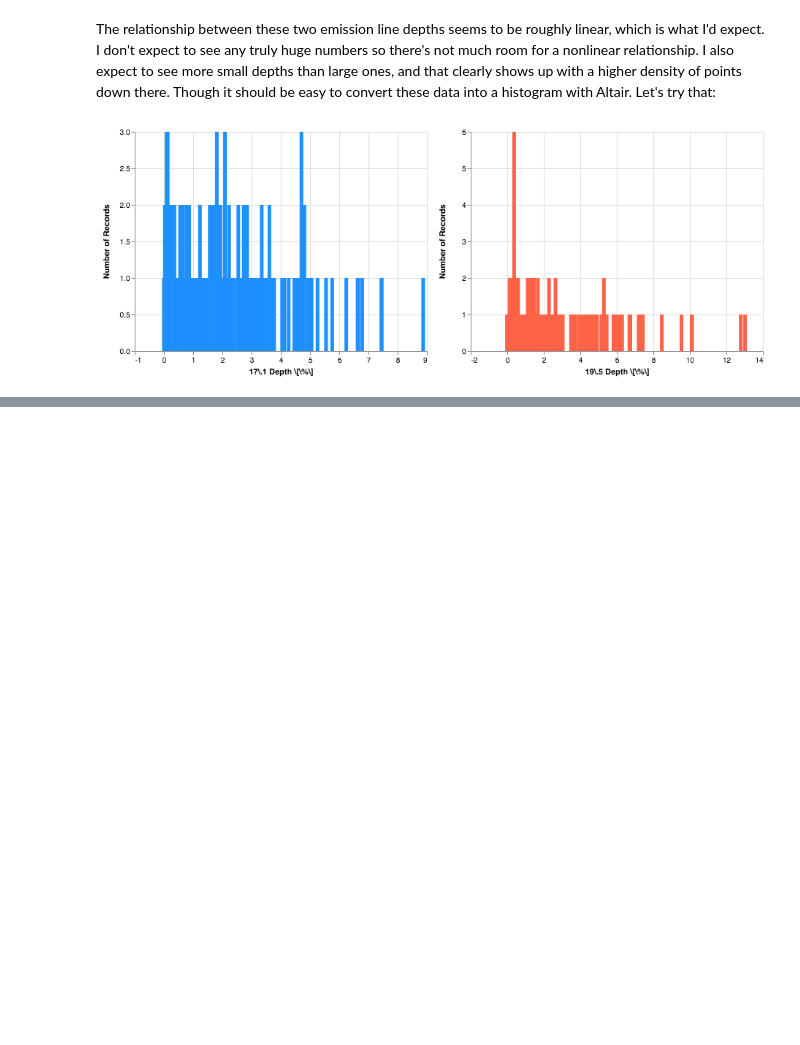
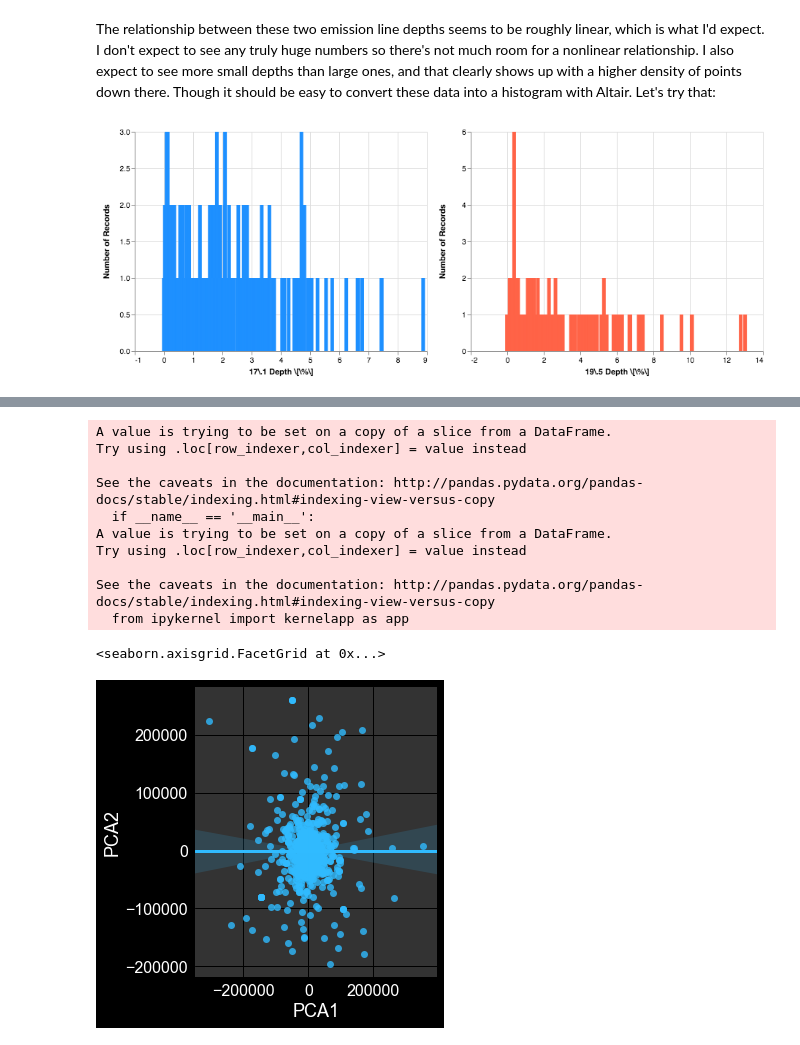
Before and after one commit to jmason86/James-s-EVE-Dimming-Index-JEDI, a Jupyter notebook: explore/explore_jedi_catalog.ipynb, the cells around one changed output, grey strips where cells are left out. Cells and saved outputs as stored; diff of their text form; code cells hidden in the pictures; blank space fills up the shorter version.

Commit message:
Did a simple PCA on JEDI
 nothing obviously interesting

```diff
--- a/explore/explore_jedi_catalog.ipynb
+++ b/explore/explore_jedi_catalog.ipynb
@@ -5,11 +5,12 @@ This is just a free-flowing exploration of the JEDI catalog. I can look at mergi
 # Standard modules
 import numpy as np
 import pandas as pd
+from sklearn.pipeline import make_pipeline
+from sklearn.preprocessing import Imputer
+from sklearn.decomposition import PCA
 import matplotlib.pyplot as plt
 from matplotlib import dates
 import seaborn as sns
-from scipy.io.idl import readsav
-from skimage.measure import block_reduce
 import altair as alt
 
 # Custom modules
@@ -17,10 +18,10 @@ from jpm_time_conversions import *
 from jpm_logger import JpmLogger
 %matplotlib inline
 sns.set()
-#plt.style.use('jpm-dark')
+plt.style.use('jpm-dark')
 # %%
 # Read in the JEDI catalog
-jedi = pd.read_csv('/Users/jmason86/Dropbox/Research/Postdoc_NASA/Analysis/Coronal Dimming Analysis/JEDI Catalog/jedi_v1.csv')
+jedi = pd.read_csv('/Users/jmason86/Dropbox/Research/Postdoc_NASA/Analysis/Coronal Dimming Analysis/JEDI Catalog/jedi_v1.csv', low_memory=False)
 # %%
 jedi
 # %% [output]
@@ -190,0 +193,29 @@ p1 | p2
+# %%
+# Clean the data -- PCA can't handle string types so I have to drop all of my timestamps, which really I should drop anyway for this analysis
+jedi_no_times = jedi.select_dtypes(exclude=['object'])
+
+# PCA also can't handle NaN so I need to impute (fill) those values with something
+# %%
+model = PCA(n_components=2)
+
+model = make_pipeline(Imputer(strategy='mean'),
+                      PCA(n_components=2))
+model.fit(jedi_no_times)
+jedi_2d = model.transform(jedi_no_times)
+# %%
+jedi_no_times['PCA1'] = jedi_2d[:, 0]
+jedi_no_times['PCA2'] = jedi_2d[:, 1]
+sns.lmplot("PCA1", "PCA2", data=jedi_no_times)
+# %% [output]
+A value is trying to be set on a copy of a slice from a DataFrame.
+Try using .loc[row_indexer,col_indexer] = value instead
+
+See the caveats in the documentation: http://pandas.pydata.org/pandas-docs/stable/indexing.html#indexing-view-versus-copy
+  if __name__ == '__main__':
+A value is trying to be set on a copy of a slice from a DataFrame.
+Try using .loc[row_indexer,col_indexer] = value instead
+
+See the caveats in the documentation: http://pandas.pydata.org/pandas-docs/stable/indexing.html#indexing-view-versus-copy
+  from ipykernel import kernelapp as app
+<seaborn.axisgrid.FacetGrid at 0x...>
+[figure, added]
```
Also changed, not shown: parts of 5 cells of this notebook.
